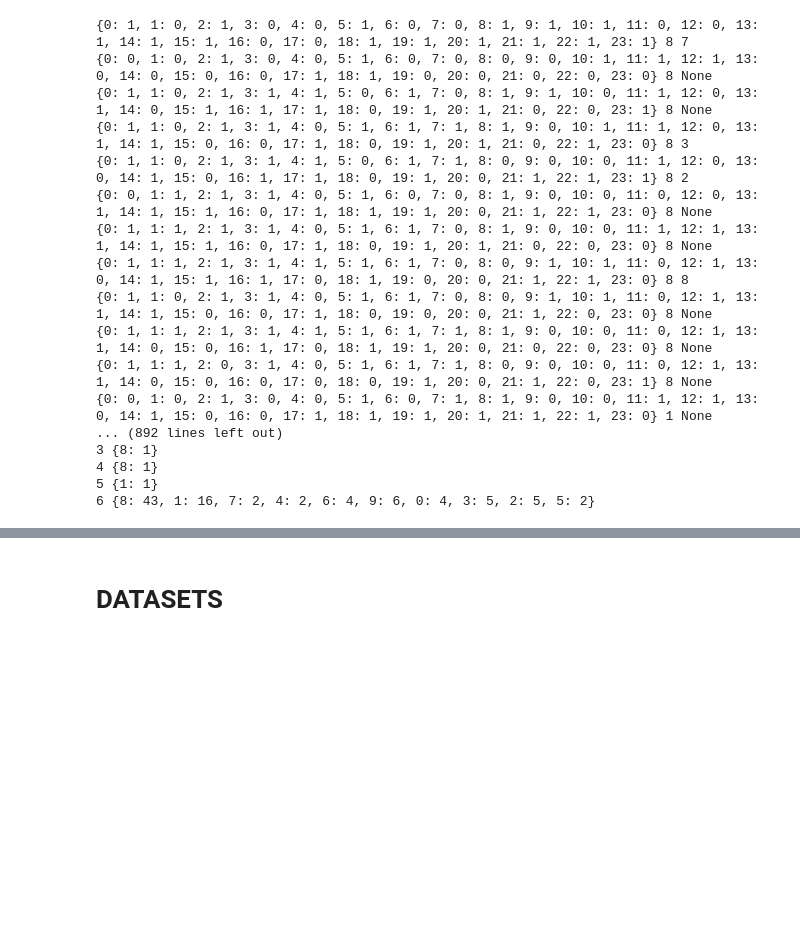
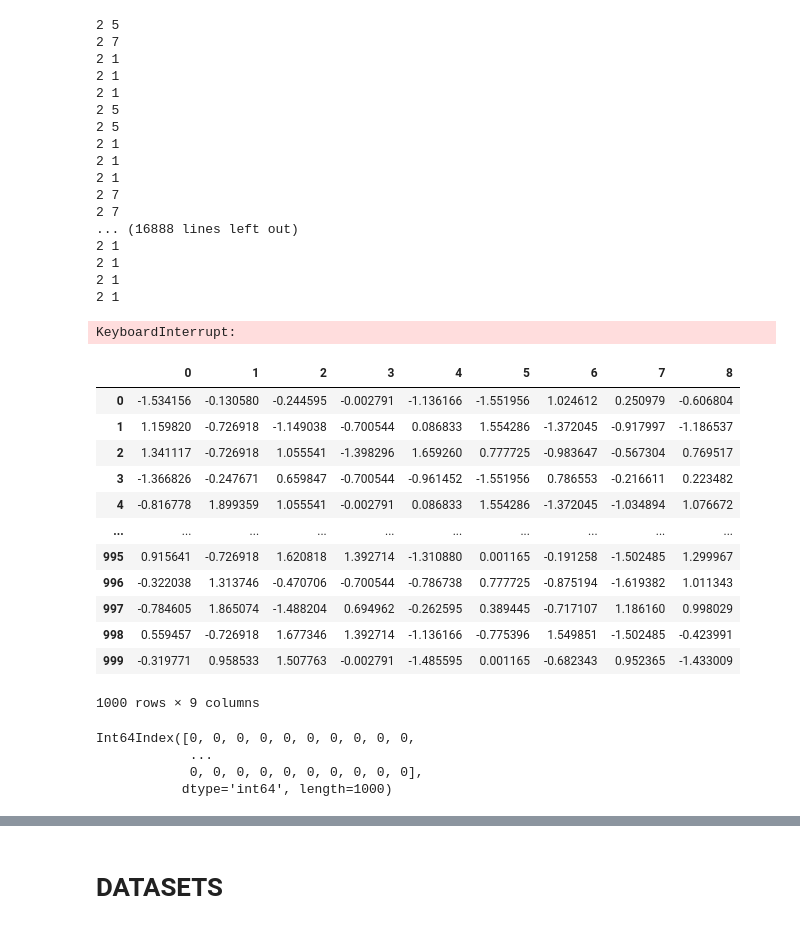
Before and after one commit to hadaszm/master_thesis, a Jupyter notebook: tries.ipynb, the cells around one changed output, grey strips where cells are left out. Drawn from its saved outputs; the diff is of its cells as text; code cells hidden in the pictures; blank space fills up the shorter version.

Commit message:
changes added 1nn classifer plus bugs reparied

```diff
--- a/tries.ipynb
+++ b/tries.ipynb
@@ -204,41 +109,37 @@ from river import stream
 # X = [ [1, 2],[1, 4],[1, 0],[-4, 0],[-4, 4]]
 
 # Y = [1,1,2,3,1]
-clustream = CluserAndLabel(4,
-         max_micro_clusters=7,
-         time_gap=3,
-         seed=0,
-         halflife=0.4 )
-led_stream = datasets.synth.LED(123)
-for i,(x,y) in enumerate(q.stream):
-    if i <99:
+#incr = IncrementalClassifer(**params)
+Ht = GaussianNB()
+led_stream = get_CoverType()
+for i,(x,y) in enumerate(led_stream):
+    if i <9990:
         # if y ==7:
         #     print(clustream.return_microclusters() )
         if i %10 == 9:
-            clustream = clustream.learn_one(x)
+            Ht = Ht.learn_one(x,y)
         else:
-            clustream = clustream.learn_one(x = x,y = y)
+            Ht = Ht.learn_one(x = x,y = y)
         #print(clustream.sum_labels())
 
     else:
-        print(x,clustream.predict_one(x),y)
-
-clustream.return_microclusters()
+        print(Ht.predict_one(x),y)
 # %% [output]
-{0: 1, 1: 0, 2: 1, 3: 0, 4: 0, 5: 1, 6: 0, 7: 0, 8: 1, 9: 1, 10: 1, 11: 0, 12: 0, 13: 1, 14: 1, 15: 1, 16: 0, 17: 0, 18: 1, 19: 1, 20: 1, 21: 1, 22: 1, 23: 1} 8 7
-{0: 0, 1: 0, 2: 1, 3: 0, 4: 0, 5: 1, 6: 0, 7: 0, 8: 0, 9: 0, 10: 1, 11: 1, 12: 1, 13: 0, 14: 0, 15: 0, 16: 0, 17: 1, 18: 1, 19: 0, 20: 0, 21: 0, 22: 0, 23: 0} 8 None
-{0: 1, 1: 0, 2: 1, 3: 1, 4: 1, 5: 0, 6: 1, 7: 0, 8: 1, 9: 1, 10: 0, 11: 1, 12: 0, 13: 1, 14: 0, 15: 1, 16: 1, 17: 1, 18: 0, 19: 1, 20: 1, 21: 0, 22: 0, 23: 1} 8 None
-{0: 1, 1: 0, 2: 1, 3: 1, 4: 0, 5: 1, 6: 1, 7: 1, 8: 1, 9: 0, 10: 1, 11: 1, 12: 0, 13: 1, 14: 1, 15: 0, 16: 0, 17: 1, 18: 0, 19: 1, 20: 1, 21: 0, 22: 1, 23: 0} 8 3
-{0: 1, 1: 0, 2: 1, 3: 1, 4: 1, 5: 0, 6: 1, 7: 1, 8: 0, 9: 0, 10: 0, 11: 1, 12: 0, 13: 0, 14: 1, 15: 0, 16: 1, 17: 1, 18: 0, 19: 1, 20: 0, 21: 1, 22: 1, 23: 1} 8 2
-{0: 0, 1: 1, 2: 1, 3: 1, 4: 0, 5: 1, 6: 0, 7: 0, 8: 1, 9: 0, 10: 0, 11: 0, 12: 0, 13: 1, 14: 1, 15: 1, 16: 0, 17: 1, 18: 1, 19: 1, 20: 0, 21: 1, 22: 1, 23: 0} 8 None
-{0: 1, 1: 1, 2: 1, 3: 1, 4: 0, 5: 1, 6: 1, 7: 0, 8: 1, 9: 0, 10: 0, 11: 1, 12: 1, 13: 1, 14: 1, 15: 1, 16: 0, 17: 1, 18: 0, 19: 1, 20: 1, 21: 0, 22: 0, 23: 0} 8 None
-{0: 1, 1: 1, 2: 1, 3: 1, 4: 1, 5: 1, 6: 1, 7: 0, 8: 0, 9: 1, 10: 1, 11: 0, 12: 1, 13: 0, 14: 1, 15: 1, 16: 1, 17: 0, 18: 1, 19: 0, 20: 0, 21: 1, 22: 1, 23: 0} 8 8
-{0: 1, 1: 0, 2: 1, 3: 1, 4: 0, 5: 1, 6: 1, 7: 0, 8: 0, 9: 1, 10: 1, 11: 0, 12: 1, 13: 1, 14: 1, 15: 0, 16: 0, 17: 1, 18: 0, 19: 0, 20: 0, 21: 1, 22: 0, 23: 0} 8 None
-{0: 1, 1: 1, 2: 1, 3: 1, 4: 1, 5: 1, 6: 1, 7: 1, 8: 1, 9: 0, 10: 0, 11: 0, 12: 1, 13: 1, 14: 0, 15: 0, 16: 1, 17: 0, 18: 1, 19: 1, 20: 0, 21: 0, 22: 0, 23: 0} 8 None
-{0: 1, 1: 1, 2: 0, 3: 1, 4: 0, 5: 1, 6: 1, 7: 1, 8: 0, 9: 0, 10: 0, 11: 0, 12: 1, 13: 1, 14: 0, 15: 0, 16: 0, 17: 0, 18: 0, 19: 1, 20: 0, 21: 1, 22: 0, 23: 1} 8 None
-{0: 0, 1: 0, 2: 1, 3: 0, 4: 0, 5: 1, 6: 0, 7: 1, 8: 1, 9: 0, 10: 0, 11: 1, 12: 1, 13: 0, 14: 1, 15: 0, 16: 0, 17: 1, 18: 1, 19: 1, 20: 1, 21: 1, 22: 1, 23: 0} 1 None
-... (892 lines left out)
-3 {8: 1}
-4 {8: 1}
-5 {1: 1}
-6 {8: 43, 1: 16, 7: 2, 4: 2, 6: 4, 9: 6, 0: 4, 3: 5, 2: 5, 5: 2}
+2 5
+2 7
+2 1
+2 1
+2 1
+2 5
+2 5
+2 1
+2 1
+2 1
+2 7
+2 7
+... (16888 lines left out)
+2 1
+2 1
+2 1
+2 1
+KeyboardInterrupt:
@@ -244,0 +150,16 @@ clustream.return_microclusters()
+# %%
+df
+# %% [output]
+|  | 0 | 1 | 2 | 3 | 4 | 5 | 6 | 7 | 8 |
+| 0 | -1.534156 | -0.130580 | -0.244595 | -0.002791 | -1.136166 | -1.551956 | 1.024612 | 0.250979 | -0.606804 |
+| 1 | 1.159820 | -0.726918 | -1.149038 | -0.700544 | 0.086833 | 1.554286 | -1.372045 | -0.917997 | -1.186537 |
+| 2 | 1.341117 | -0.726918 | 1.055541 | -1.398296 | 1.659260 | 0.777725 | -0.983647 | -0.567304 | 0.769517 |
+| 3 | -1.366826 | -0.247671 | 0.659847 | -0.700544 | -0.961452 | -1.551956 | 0.786553 | -0.216611 | 0.223482 |
+| 4 | -0.816778 | 1.899359 | 1.055541 | -0.002791 | 0.086833 | 1.554286 | -1.372045 | -1.034894 | 1.076672 |
+| ... | ... | ... | ... | ... | ... | ... | ... | ... | ... |
+| 995 | 0.915641 | -0.726918 | 1.620818 | 1.392714 | -1.310880 | 0.001165 | -0.191258 | -1.502485 | 1.299967 |
+| 996 | -0.322038 | 1.313746 | -0.470706 | -0.700544 | -0.786738 | 0.777725 | -0.875194 | -1.619382 | 1.011343 |
+| 997 | -0.784605 | 1.865074 | -1.488204 | 0.694962 | -0.262595 | 0.389445 | -0.717107 | 1.186160 | 0.998029 |
+| 998 | 0.559457 | -0.726918 | 1.677346 | 1.392714 | -1.136166 | -0.775396 | 1.549851 | -1.502485 | -0.423991 |
+| 999 | -0.319771 | 0.958533 | 1.507763 | -0.002791 | -1.485595 | 0.001165 | -0.682343 | 0.952365 | -1.433009 |
+1000 rows × 9 columns
@@ -244,0 +168,7 @@ clustream.return_microclusters()
+# %%
+labels.index
+# %% [output]
+Int64Index([0, 0, 0, 0, 0, 0, 0, 0, 0, 0,
+            ...
+            0, 0, 0, 0, 0, 0, 0, 0, 0, 0],
+           dtype='int64', length=1000)
```
Also changed, not shown: parts of 44 cells of this notebook, 7 other files.
